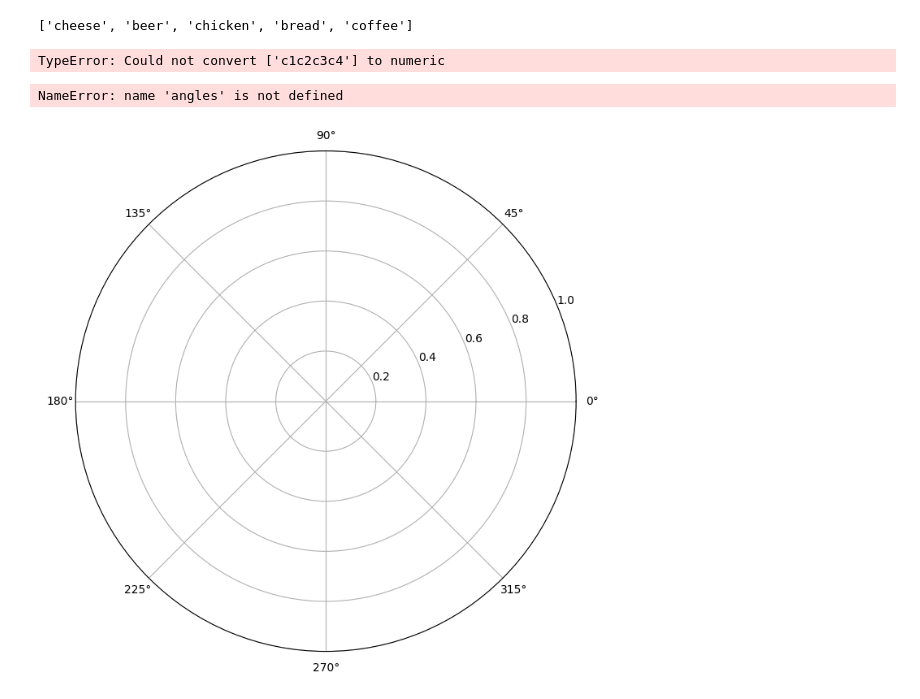
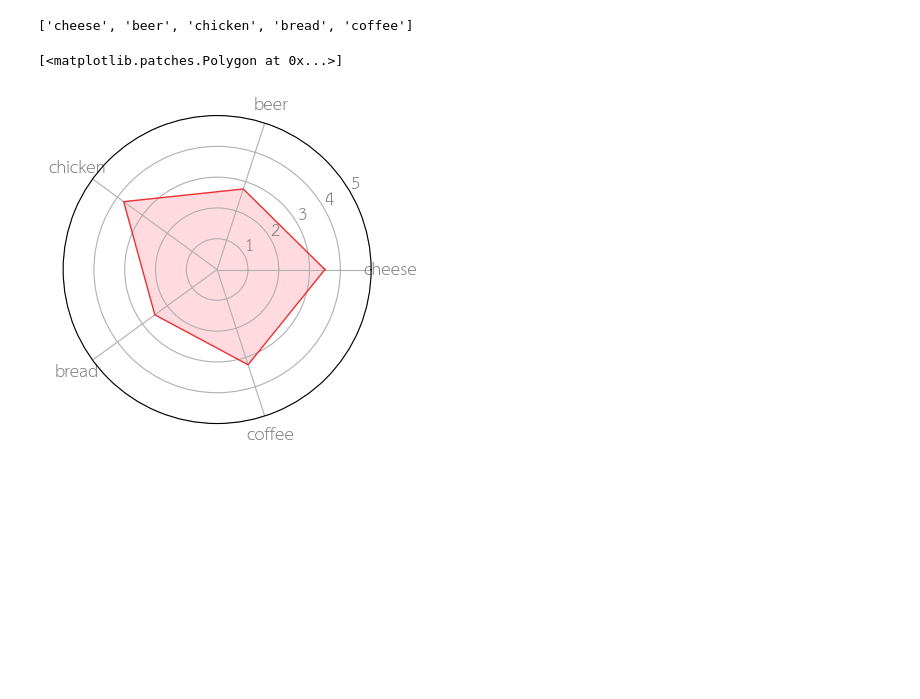
Before and after one commit to Thanyarat281-6/dataviz2025, a Jupyter notebook: Visualize_Data_Comparison_2025.ipynb, the cells around one changed output. Cells and saved outputs as stored; diff of their text form; code cells hidden in the pictures; blank space fills up the shorter version.

```diff
--- a/Visualize_Data_Comparison_2025.ipynb
+++ b/Visualize_Data_Comparison_2025.ipynb
@@ -313,0 +318,4 @@ compared_police_eth1
+# %%
+import matplotlib as mpl
+mpl.font_manager.fontManager.addfont('thsarabunnew-webfont.ttf')
+mpl.rc('font', family='TH Sarabun New')
@@ -378,28 +409,26 @@ categories
 # %% [output]
 ['cheese', 'beer', 'chicken', 'bread', 'coffee']
 # %%
-values = df.mean().values.flatten().tolist()
+values = df.iloc[:,1:].mean().values.flatten().tolist()
 values += values[:1] # repeat the first value to close the circular graph
 angles = [n / float(len(categories)) * 2 * pi for n in range(len(categories))]
 angles += angles[:1]
-# %% [output]
-TypeError: Could not convert ['c1c2c3c4'] to numeric
 # %%
-fig, ax = plt.subplots(nrows=1, ncols=1, figsize=(8, 8),
+fig, ax = plt.subplots(nrows=1, ncols=1, figsize=(4, 4),
                        subplot_kw=dict(polar=True))
 
 plt.xticks(angles[:-1], categories, color='grey', size=12)
 plt.yticks(np.arange(1, 6), ['1', '2', '3', '4', '5'],
            color='grey', size=12)
 
 plt.ylim(0, 5)
 ax.set_rlabel_position(30)
 
 ax.plot(angles, values, linewidth=1, linestyle='solid' , color = '#ea3033') #เส้นกราฟ
 ax.fill(angles, values, 'lightpink', alpha=0.5) #พื้นที่
 # %% [output]
-NameError: name 'angles' is not defined
+[<matplotlib.patches.Polygon at 0x...>]
-[figure, old version]
+[figure, new version]
 # %%
 angles = [n / float(len(categories)) * 2 * pi for n in range(len(categories))]
 angles += angles[:1]
```
Also changed, not shown: parts of 9 cells of this notebook.
